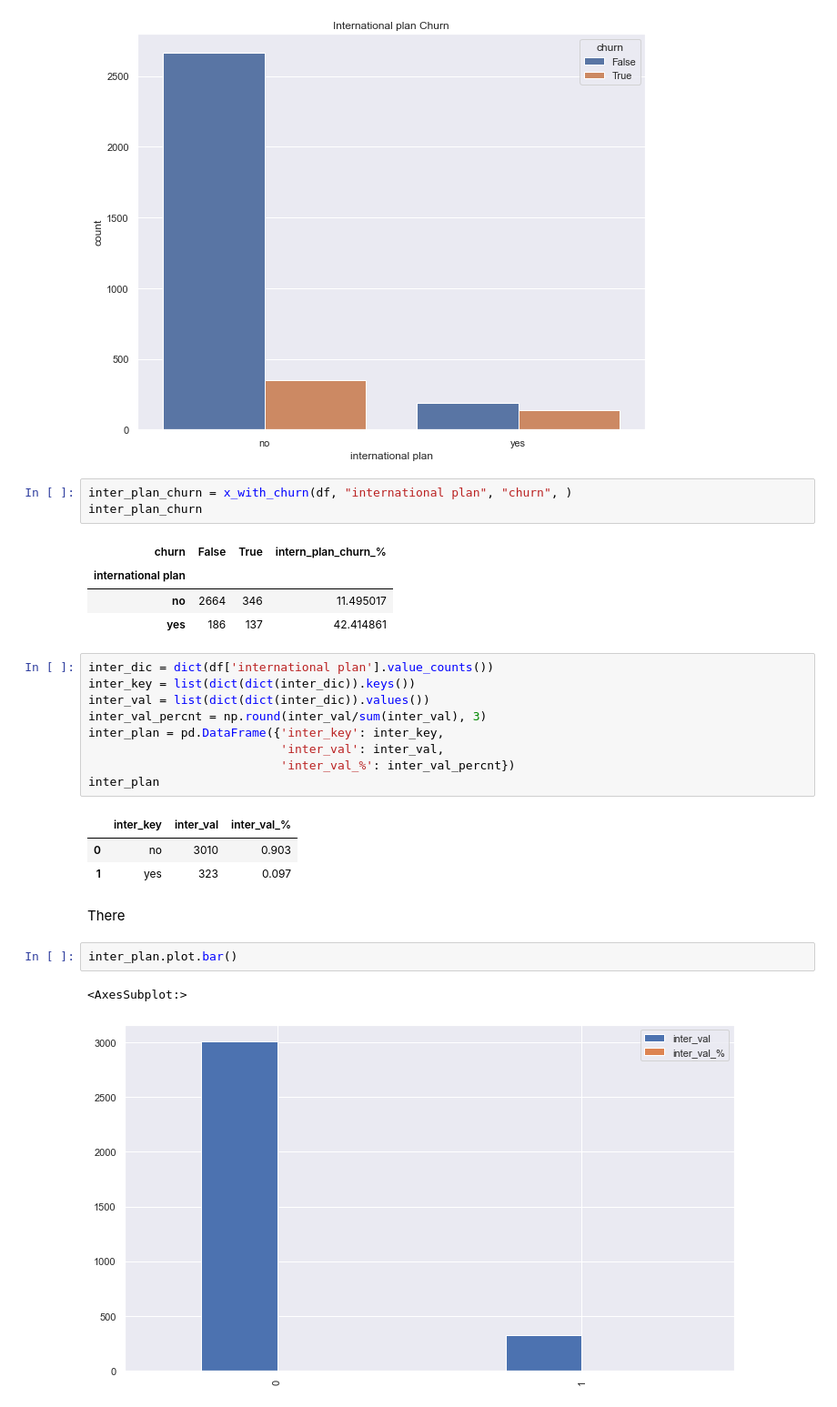
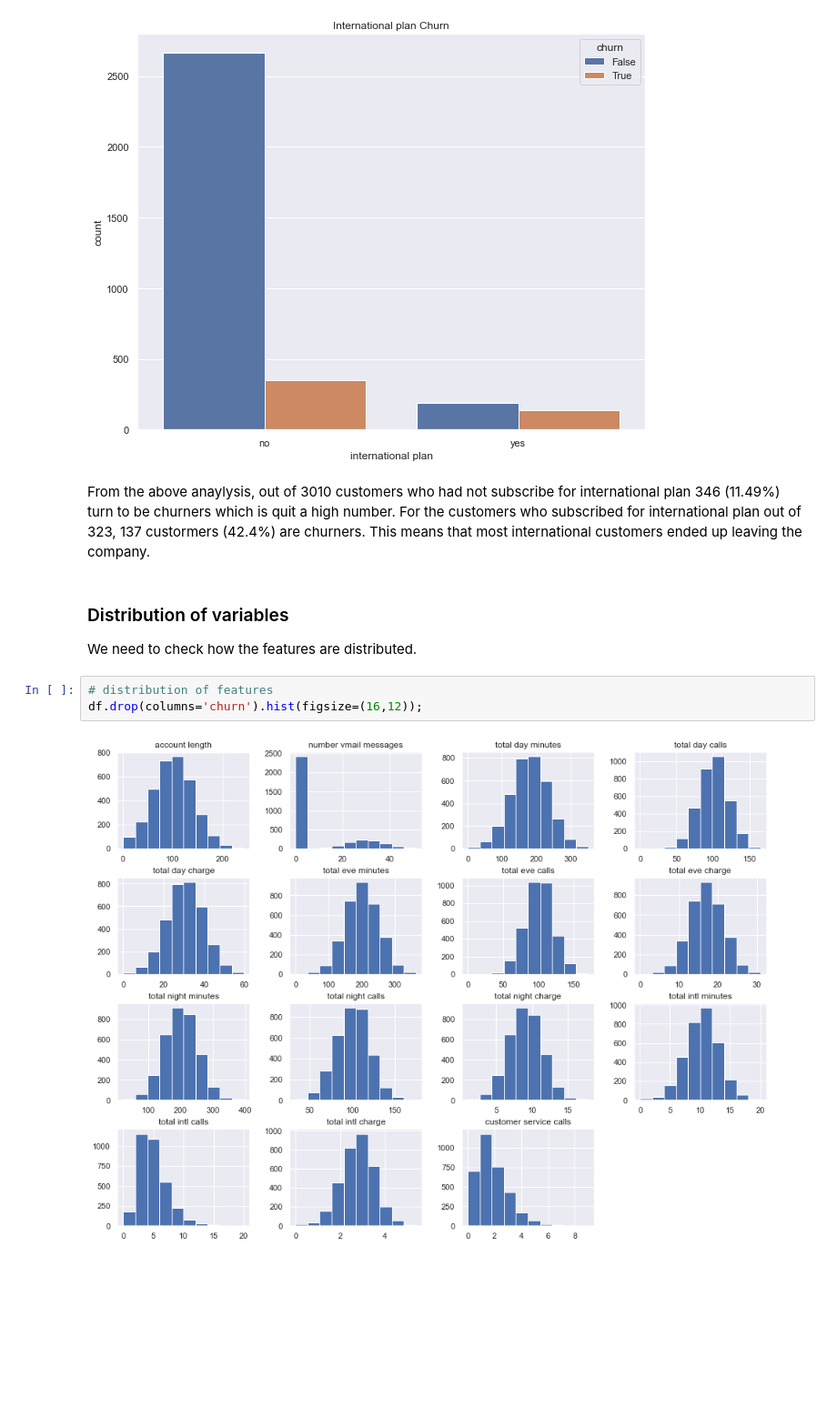
Before and after one commit to Leon380/Phase3_Project, a Jupyter notebook: notebook.ipynb, the cells around one changed output. Shown at 91% size. Saved outputs shown, nothing was run; the diff lists cells and outputs as text; blank space fills up the shorter version.

```diff
--- a/notebook.ipynb
+++ b/notebook.ipynb
@@ -339,31 +380,13 @@ Out of the 51 state the above states has the highest rates of charn which is abo
 count_plt(df['international plan'], df.churn, (10,8), 'International plan Churn')
 # %% [output]
 [figure]
-# %%
-inter_plan_churn = x_with_churn(df, "international plan", "churn", )
-inter_plan_churn
-# %% [output]
-| churn | False | True | intern_plan_churn_% |
-| international plan |  |  |  |
-| no | 2664 | 346 | 11.495017 |
-| yes | 186 | 137 | 42.414861 |
-# %%
-inter_dic = dict(df['international plan'].value_counts())
-inter_key = list(dict(dict(inter_dic)).keys())
-inter_val = list(dict(dict(inter_dic)).values())
-inter_val_percnt = np.round(inter_val/sum(inter_val), 3)
-inter_plan = pd.DataFrame({'inter_key': inter_key,
-                           'inter_val': inter_val,
-                           'inter_val_%': inter_val_percnt})
-inter_plan
-# %% [output]
-|  | inter_key | inter_val | inter_val_% |
-| 0 | no | 3010 | 0.903 |
-| 1 | yes | 323 | 0.097 |
-# %% [markdown]
-There
-# %%
-inter_plan.plot.bar()
-# %% [output]
-<AxesSubplot:>
-[figure, removed]
+# %% [markdown]
+From the above anaylysis, out of 3010 customers who had not subscribe for international plan 346 (11.49%) turn to be churners which is quit a high number. For the customers who subscribed for international plan out of 323, 137 custormers (42.4%) are churners. This means that most international customers ended up leaving the company.
+# %% [markdown]
+### Distribution of variables
+We need to check how the features are distributed.
+# %%
+# distribution of features
+df.drop(columns='churn').hist(figsize=(16,12));
+# %% [output]
+[figure, added]
```
Also changed, not shown: parts of 47 cells of this notebook.
